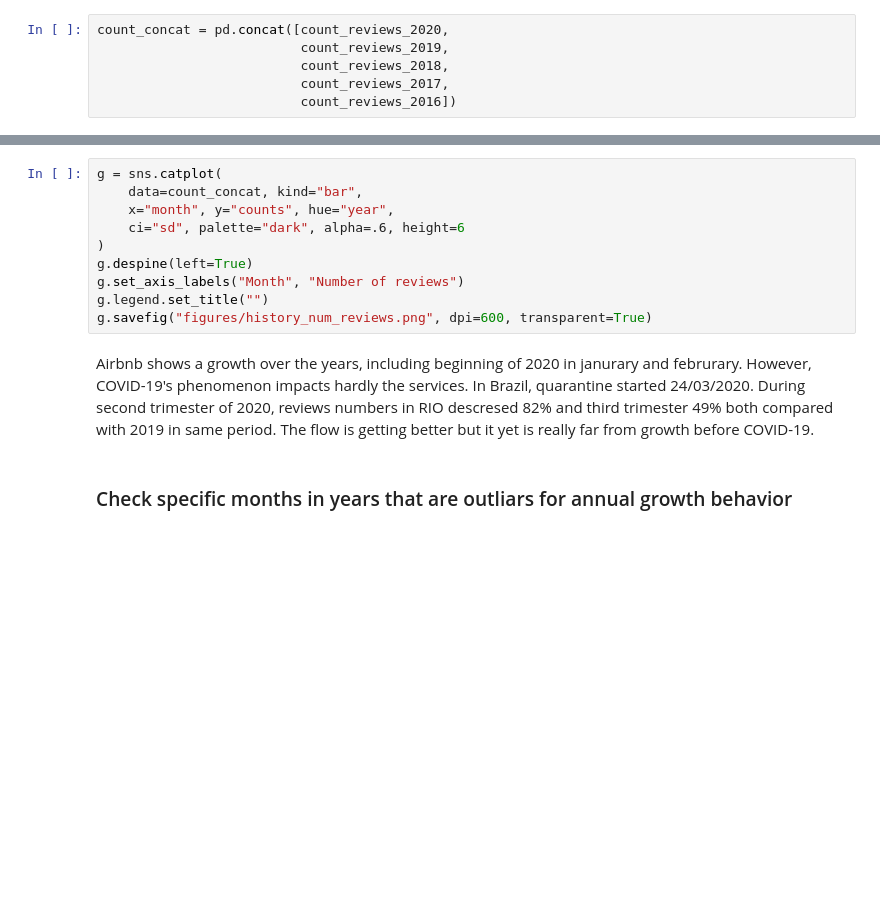
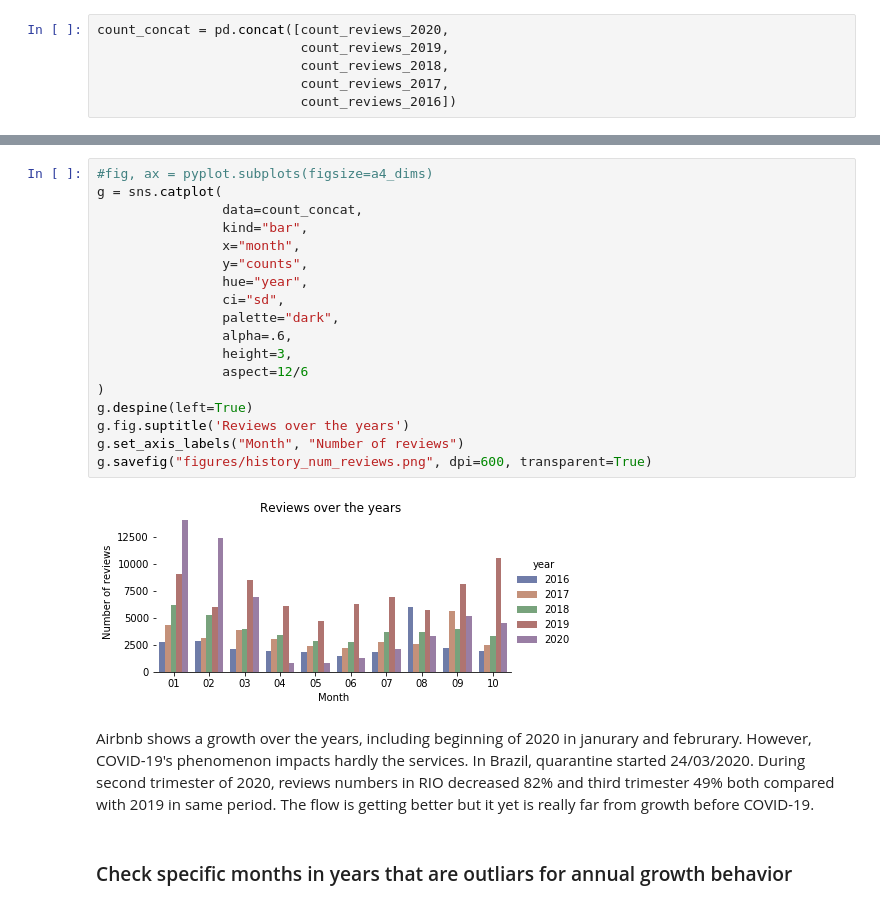
Before and after one commit to felipery03/Airbnb-Rio-analysis, a Jupyter notebook: Analysis.ipynb, the cells around one changed output, grey strips where cells are left out. Drawn from its saved outputs; the diff is of its cells as text; blank space fills up the shorter version.

```diff
--- a/Analysis.ipynb
+++ b/Analysis.ipynb
@@ -265,17 +409,27 @@ print(msg)
 # %%
+#fig, ax = pyplot.subplots(figsize=a4_dims)
 g = sns.catplot(
-    data=count_concat, kind="bar",
-    x="month", y="counts", hue="year",
-    ci="sd", palette="dark", alpha=.6, height=6
+                data=count_concat,
+                kind="bar",
+                x="month",
+                y="counts",
+                hue="year",
+                ci="sd",
+                palette="dark",
+                alpha=.6,
+                height=3,
+                aspect=12/6
 )
 g.despine(left=True)
+g.fig.suptitle('Reviews over the years')
 g.set_axis_labels("Month", "Number of reviews")
-g.legend.set_title("")
 g.savefig("figures/history_num_reviews.png", dpi=600, transparent=True)
+# %% [output]
+[figure, added]
 # %% [markdown]
 Airbnb shows a growth over the years, including beginning of 2020 in janurary and februrary. However, COVID-19's
 phenomenon impacts hardly the services. In Brazil, quarantine started 24/03/2020. During second trimester of 2020,
-reviews numbers in RIO descresed 82% and third trimester 49% both compared with 2019 in same period. The flow is
+reviews numbers in RIO decreased 82% and third trimester 49% both compared with 2019 in same period. The flow is
 getting better but it yet is really far from growth before COVID-19.
 # %% [markdown]
 ### Check specific months in years that are outliars for annual growth behavior
```
Also changed, not shown: parts of 29 cells of this notebook, 1 other file.
